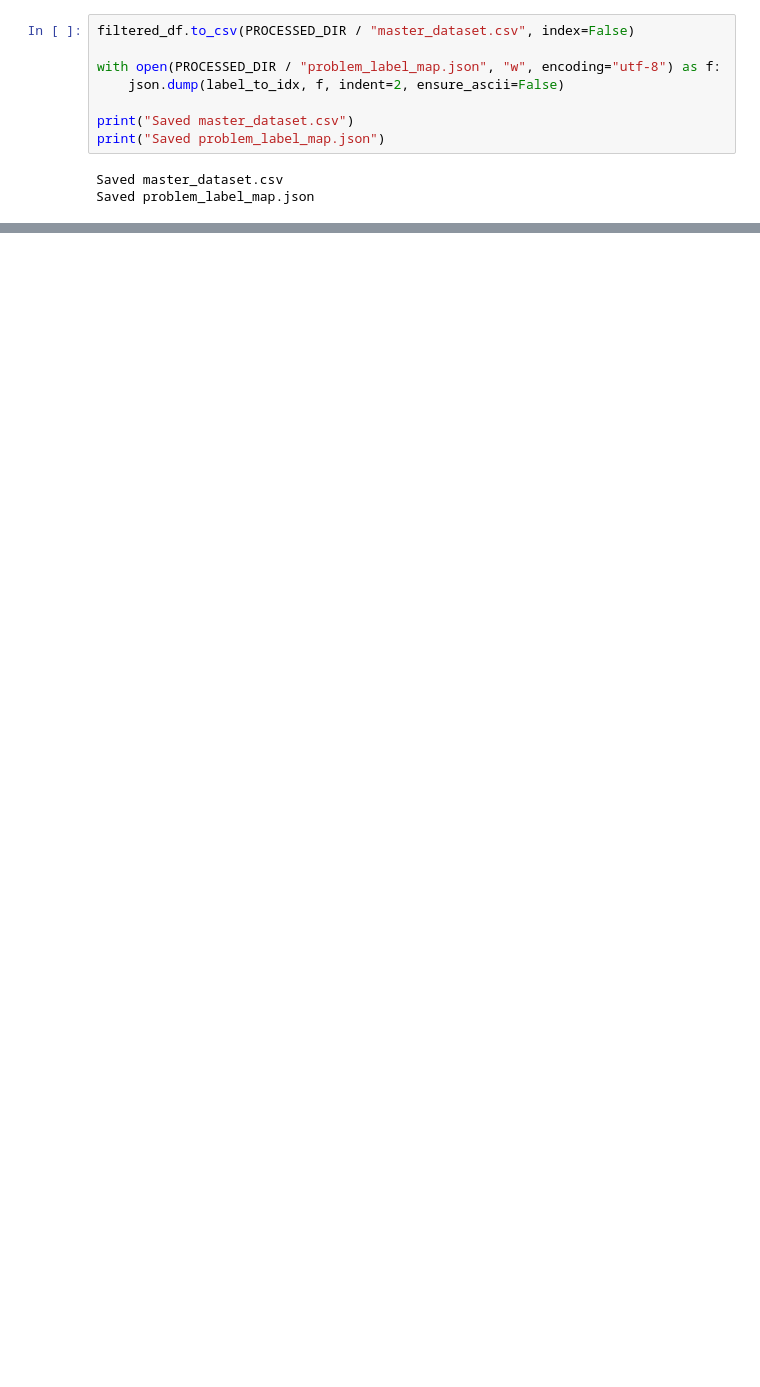
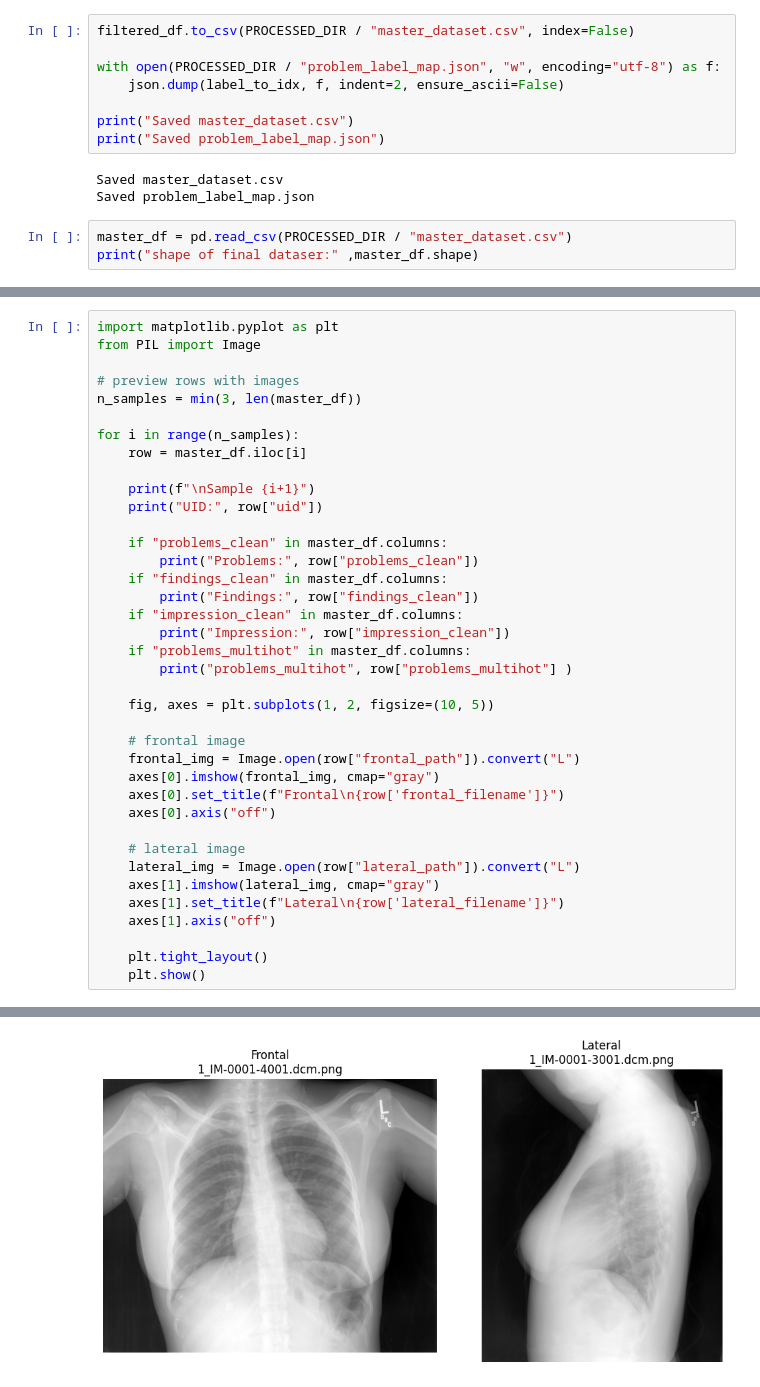
Before and after one commit to Vibolrottanaseng/NLU-Project-Wave2Vec, a Jupyter notebook: notebook/preprocessing.ipynb, the cells around one changed output, grey strips where cells are left out. Cells and saved outputs as stored; diff of their text form; blank space fills up the shorter version.

```diff
--- a/notebook/preprocessing.ipynb
+++ b/notebook/preprocessing.ipynb
@@ -425,3 +430,6 @@ print("Saved problem_label_map.json")
 # %% [output]
 Saved master_dataset.csv
 Saved problem_label_map.json
+# %%
+master_df = pd.read_csv(PROCESSED_DIR / "master_dataset.csv")
+print("shape of final dataser:" ,master_df.shape)
@@ -427,0 +442,39 @@ Saved problem_label_map.json
+# %%
+import matplotlib.pyplot as plt
+from PIL import Image
+
+# preview rows with images
+n_samples = min(3, len(master_df))
+
+for i in range(n_samples):
+    row = master_df.iloc[i]
+
+    print(f"\nSample {i+1}")
+    print("UID:", row["uid"])
+
+    if "problems_clean" in master_df.columns:
+        print("Problems:", row["problems_clean"])
+    if "findings_clean" in master_df.columns:
+        print("Findings:", row["findings_clean"])
+    if "impression_clean" in master_df.columns:
+        print("Impression:", row["impression_clean"])
+    if "problems_multihot" in master_df.columns:
+        print("problems_multihot", row["problems_multihot"] )
+
+    fig, axes = plt.subplots(1, 2, figsize=(10, 5))
+
+    # frontal image
+    frontal_img = Image.open(row["frontal_path"]).convert("L")
+    axes[0].imshow(frontal_img, cmap="gray")
+    axes[0].set_title(f"Frontal\n{row['frontal_filename']}")
+    axes[0].axis("off")
+
+    # lateral image
+    lateral_img = Image.open(row["lateral_path"]).convert("L")
+    axes[1].imshow(lateral_img, cmap="gray")
+    axes[1].set_title(f"Lateral\n{row['lateral_filename']}")
+    axes[1].axis("off")
+
+    plt.tight_layout()
+    plt.show()
+# %% [output]
@@ -427,0 +487 @@ Saved problem_label_map.json
+[figure, added]
```
Also changed, not shown: parts of 6 cells of this notebook.
